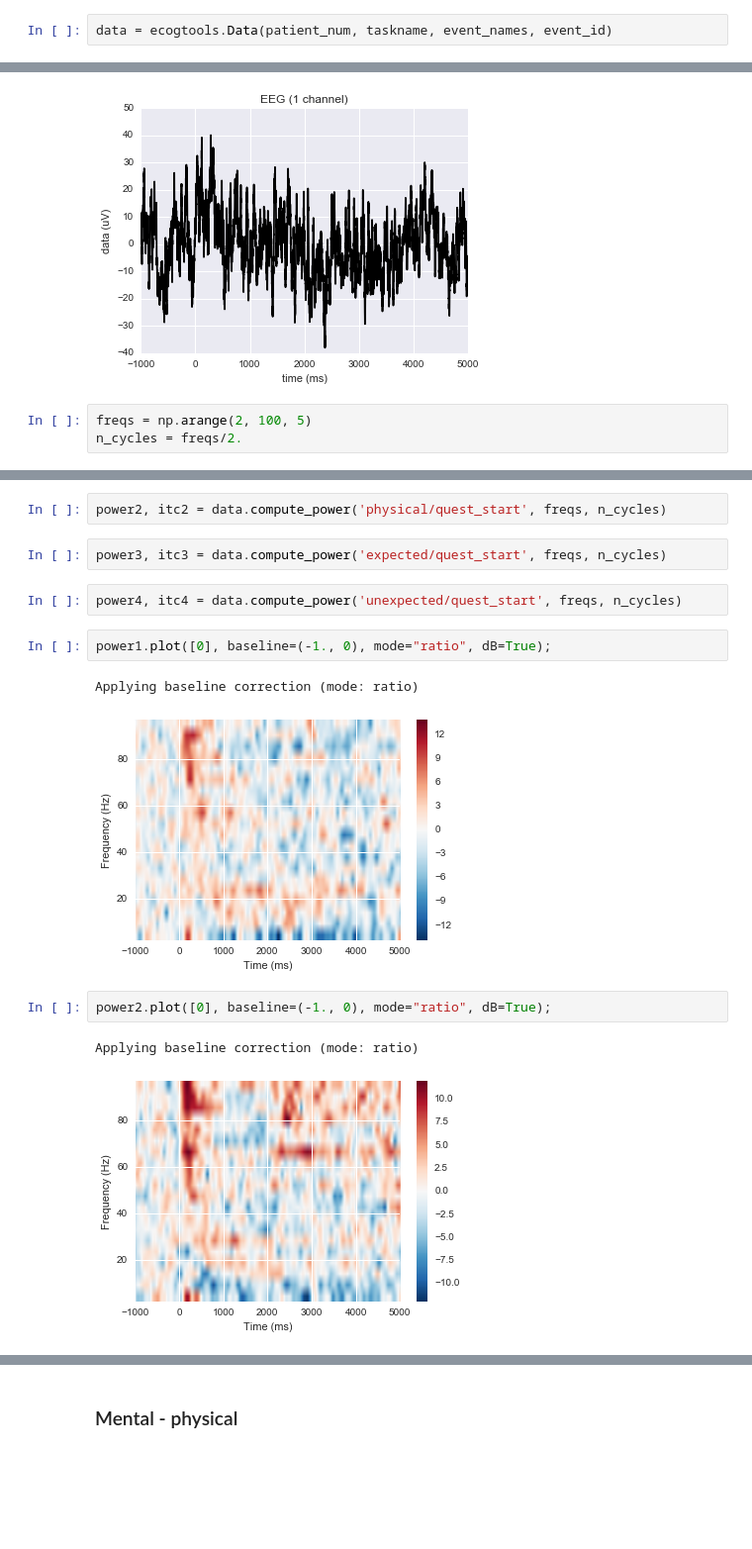
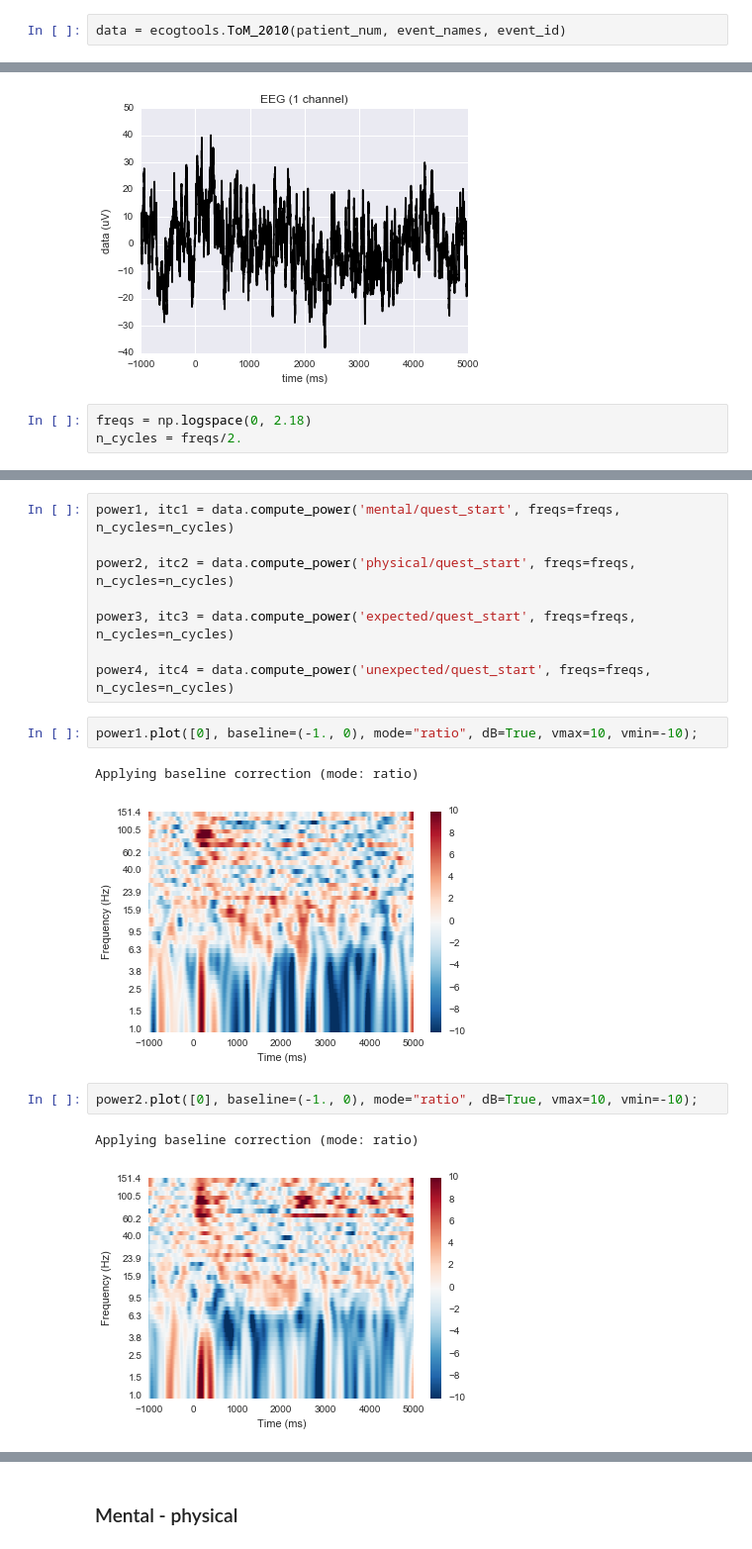
Before and after one commit to pearsonlab/ecogtools, a Jupyter notebook: ecogtools demo.ipynb, the cells around one changed output, grey strips where cells are left out. Shown at 99% size. Saved outputs shown, nothing was run; the diff lists cells and outputs as text; blank space fills up the shorter version.

Commit message:
Updated ecogtools demo Jupyter notebook

```diff
--- a/ecogtools demo.ipynb
+++ b/ecogtools demo.ipynb
@@ -116,7 +107,7 @@ event_id = {'story_start': 1, 'time_of_resp': 16,
             'physical/expected/quest_start': 6,
             'physical/unexpected/quest_start':7 }
 # %%
-data = ecogtools.Data(patient_num, taskname, event_names, event_id)
+data = ecogtools.ToM_2010(patient_num, event_names, event_id)
 # %% [output]
 Extracting edf Parameters from patient_2002/john_2002.edf...
 Setting channel info structure...
@@ -158,5 +148,5 @@ evoked_comb_attn.plot();
 [figure]
 [figure]
 # %%
-freqs = np.arange(2, 100, 5)
+freqs = np.logspace(0, 2.18)
 n_cycles = freqs/2.
@@ -165,17 +153,19 @@ power1, itc1 = data.compute_power('mental/quest_start', freqs, n_cycles)
-# %%
-power2, itc2 = data.compute_power('physical/quest_start', freqs, n_cycles)
-# %%
-power3, itc3 = data.compute_power('expected/quest_start', freqs, n_cycles)
-# %%
-power4, itc4 = data.compute_power('unexpected/quest_start', freqs, n_cycles)
+# %%
+power1, itc1 = data.compute_power('mental/quest_start', freqs=freqs, n_cycles=n_cycles)
+
+power2, itc2 = data.compute_power('physical/quest_start', freqs=freqs, n_cycles=n_cycles)
+
+power3, itc3 = data.compute_power('expected/quest_start', freqs=freqs, n_cycles=n_cycles)
+
+power4, itc4 = data.compute_power('unexpected/quest_start', freqs=freqs, n_cycles=n_cycles)
 # %%
-power1.plot([0], baseline=(-1., 0), mode="ratio", dB=True);
+power1.plot([0], baseline=(-1., 0), mode="ratio", dB=True, vmax=10, vmin=-10);
 # %% [output]
 Applying baseline correction (mode: ratio)
-[figure, old version]
+[figure, new version]
 # %%
-power2.plot([0], baseline=(-1., 0), mode="ratio", dB=True);
+power2.plot([0], baseline=(-1., 0), mode="ratio", dB=True, vmax=10, vmin=-10);
 # %% [output]
 Applying baseline correction (mode: ratio)
-[figure, old version]
+[figure, new version]
 # %%
```
Also changed, not shown: parts of 23 cells of this notebook.
